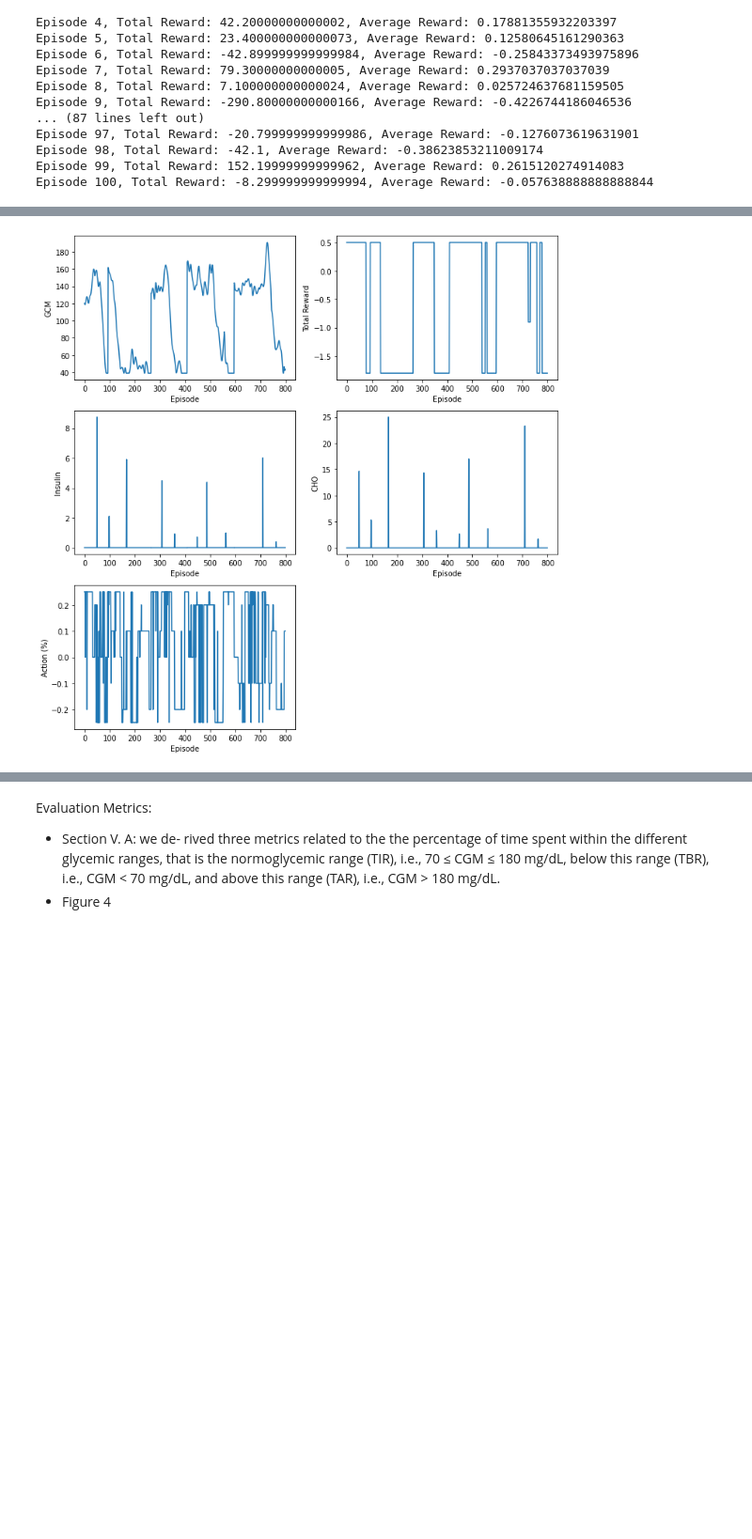
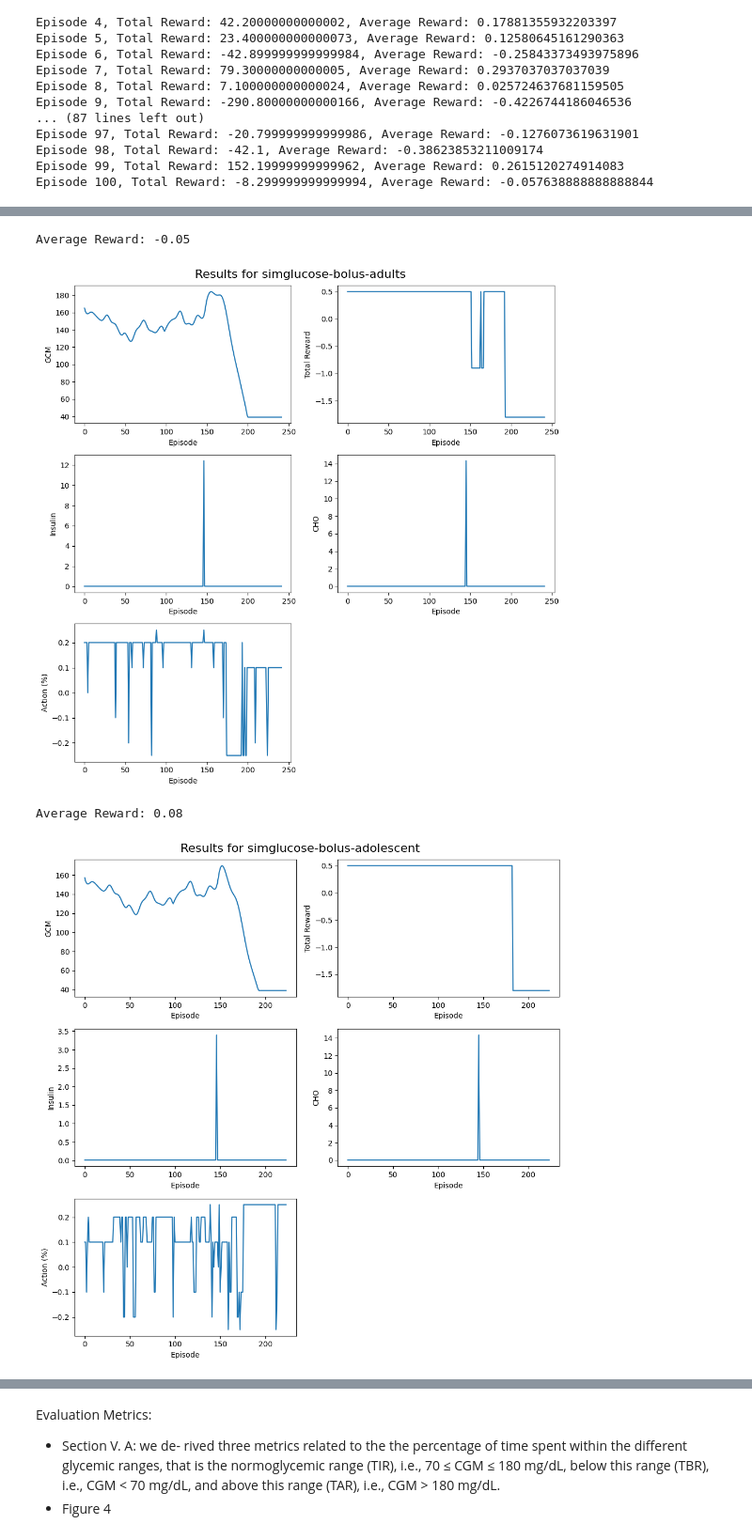
Before and after one commit to vitamys/rl_project, a Jupyter notebook: EnvDemo.ipynb, the cells around one changed output, grey strips where cells are left out. Shown: that part at 94% size. Cells and saved outputs as stored; diff of their text form; code cells hidden in the pictures; blank space fills up the shorter version.

```diff
--- a/EnvDemo.ipynb
+++ b/EnvDemo.ipynb
@@ -404,2 +383,0 @@ KeyboardInterrupt:
-# %%
-memory, avg=evaluate_policy(agent_adult, env_adult, max_timesteps=1000)
@@ -460,36 +393,16 @@ plt.show()
 # %%
 #state
 #observation [GCM, CHO, Insulin]
-# %%
-# plot the average reward per episode in training for all 3 age groups
-rewards = [transition.reward for transition in memory.memory]
-num_episodes = 100
-average_reward = np.cumsum(rewards) / (np.arange(len(rewards)) + 1)
-
-plt.plot(average_reward)
-plt.xlabel("Episode")
-plt.ylabel("Average Reward")
 # %%
-for agent, memory, env_name in [
-    (agent_adult, memory_adult, "simglucose-bolus-adults"),
-    (agent_adolescent, memory_adolescents, "simglucose-bolus-adolescent"),
-    (agent_child, memory_child, "simglucose-bolus-child"),
+for agent, env_name in [
+    (agent_adult, "simglucose-bolus-adults"),
+    (agent_adolescent, "simglucose-bolus-adolescent"),
+    (agent_child, "simglucose-bolus-child"),
 ]:
     # Evaluate the agent
-    avg_reward = evaluate_policy(agent, env_name, seed=0, eval_episodes=10)
+    memory, avg_reward = evaluate_policy(agent, env_name, seed=0, max_timesteps=800)
     print(f"Average Reward: {avg_reward:.2f}")
 
-    # Save the agent
-    torch.save(agent.q_network.state_dict(), f"agent_{env_name}.pt")
-
-    # Save the memory
-    torch.save(memory, f"memory_{env_name}.pt")
-
-    # # Load the agent
-    # agent.q_network.load_state_dict(torch.load(f"agent_{env_name}.pt"))
-
-    # # Load the memory
-    # memory = torch.load(f"memory_{env_name}.pt")
     # visualize results from the memory
     plt.figure(figsize=(10, 10))
     #set overall title
@@ -510,31 +423,34 @@ for agent, memory, env_name in [
 
     plt.subplot(3, 2, 3)
     insulin_values = [transition.state[2] for transition in memory.memory]
 
     plt.plot(insulin_values)
     plt.xlabel("Episode")
     plt.ylabel("Insulin")
 
     plt.subplot(3, 2, 4)
     cho_values = [transition.state[1] for transition in memory.memory]
 
     plt.plot(cho_values)
     plt.xlabel("Episode")
     plt.ylabel("CHO")
 
     plt.subplot(3, 2, 5)
     # visualize the actions taken
     actions_idx = [transition.action for transition in memory.memory]
 
     actions_percentage = np.array([0.75, 0.8, 0.9, 1, 1.1, 1.2, 1.25]) - 1
     actions = actions_percentage[actions_idx]
 
     plt.plot(actions)
     plt.xlabel("Episode")
     plt.ylabel("Action (%)")
 
     plt.tight_layout()
     plt.show()
     #'state', 'action', 'next_state', 'reward', 'done', 'episode'
 # %% [output]
+Average Reward: -0.05
-[figure, old version]
+[figure, new version]
+Average Reward: 0.08
+[figure, added]
```
Also changed, not shown: parts of 17 cells of this notebook, 6 other files.
